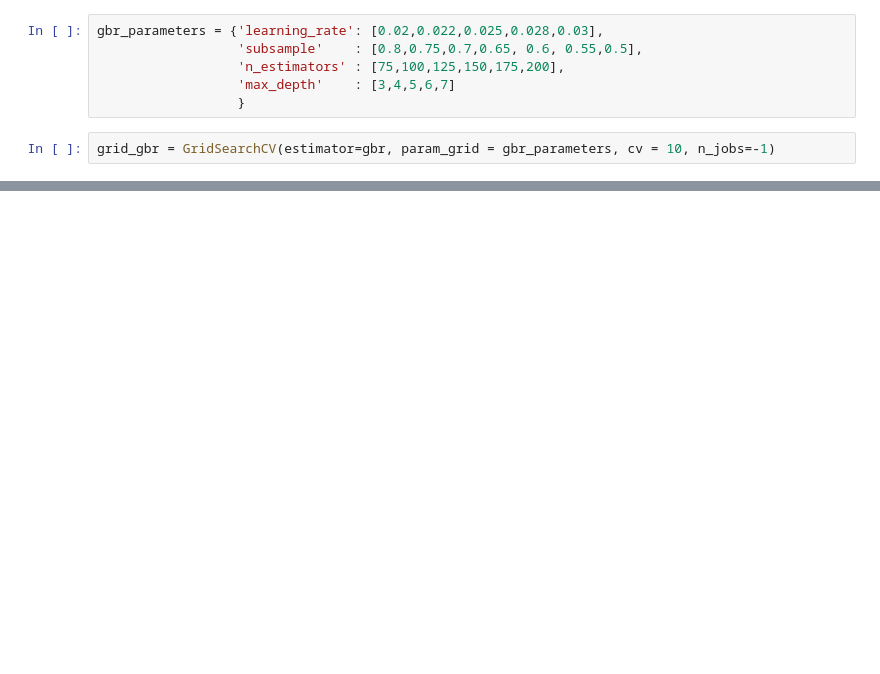
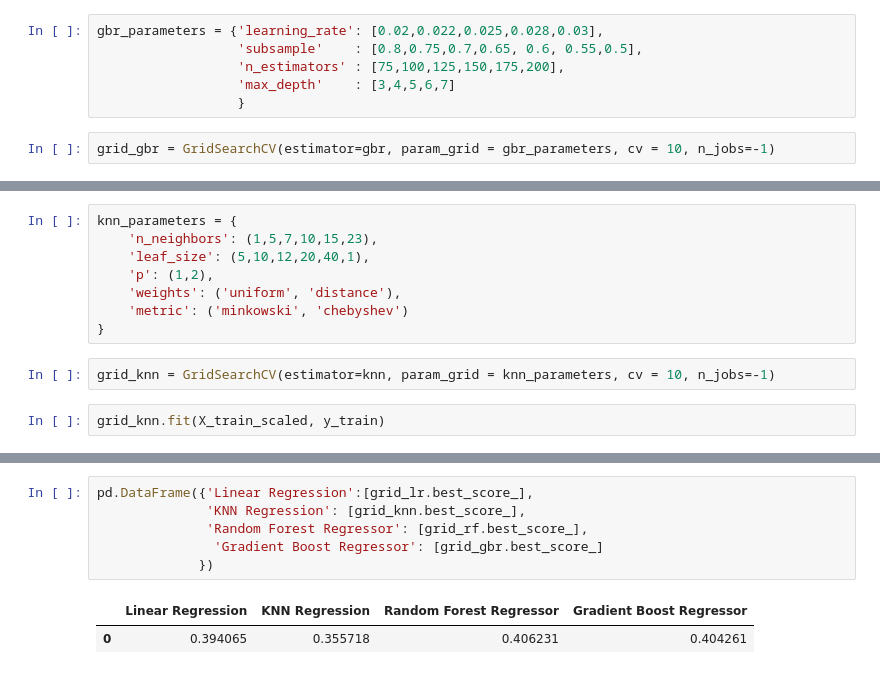
Before and after one commit to pburtonak/FantasyFootballDraftAI, a Jupyter notebook: Peter.ipynb, the cells around one changed output, grey strips where cells are left out. Drawn from its saved outputs; the diff is of its cells as text; blank space fills up the shorter version.

Commit message:
added knn grid and post gridsearch compare

```diff
--- a/Peter.ipynb
+++ b/Peter.ipynb
@@ -643,0 +668,12 @@ print("\n With a score of:\n",grid_gbr.best_score_)
+# %%
+knn_parameters = {
+    'n_neighbors': (1,5,7,10,15,23),
+    'leaf_size': (5,10,12,20,40,1),
+    'p': (1,2),
+    'weights': ('uniform', 'distance'),
+    'metric': ('minkowski', 'chebyshev')
+}
+# %%
+grid_knn = GridSearchCV(estimator=knn, param_grid = knn_parameters, cv = 10, n_jobs=-1)
+# %%
+grid_knn.fit(X_train_scaled, y_train)
@@ -643,0 +695,9 @@ print("\n With a score of:\n",grid_gbr.best_score_)
+# %%
+pd.DataFrame({'Linear Regression':[grid_lr.best_score_],
+              'KNN Regression': [grid_knn.best_score_],
+              'Random Forest Regressor': [grid_rf.best_score_],
+               'Gradient Boost Regressor': [grid_gbr.best_score_]
+             })
+# %% [output]
+|  | Linear Regression | KNN Regression | Random Forest Regressor | Gradient Boost Regressor |
+| 0 | 0.394065 | 0.355718 | 0.406231 | 0.404261 |
```
Also changed, not shown: parts of 6 cells of this notebook.
